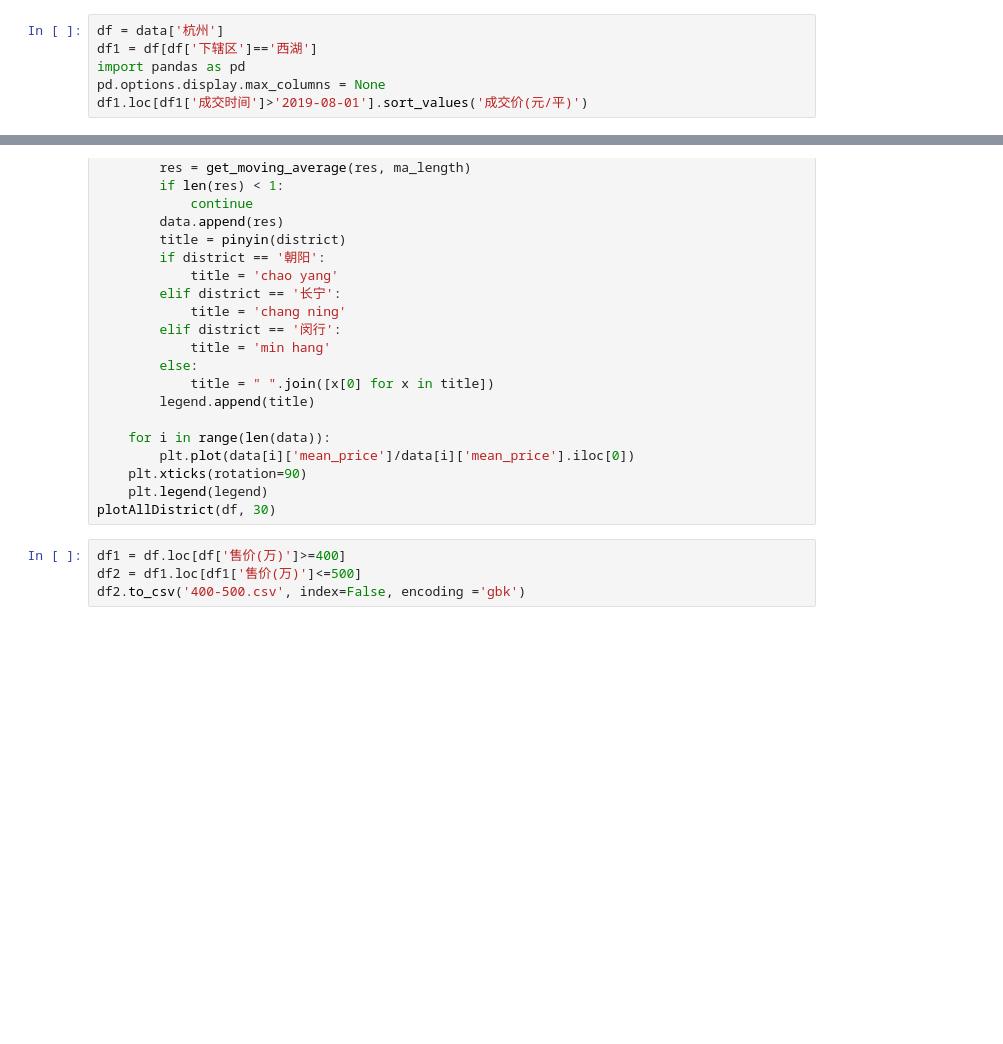
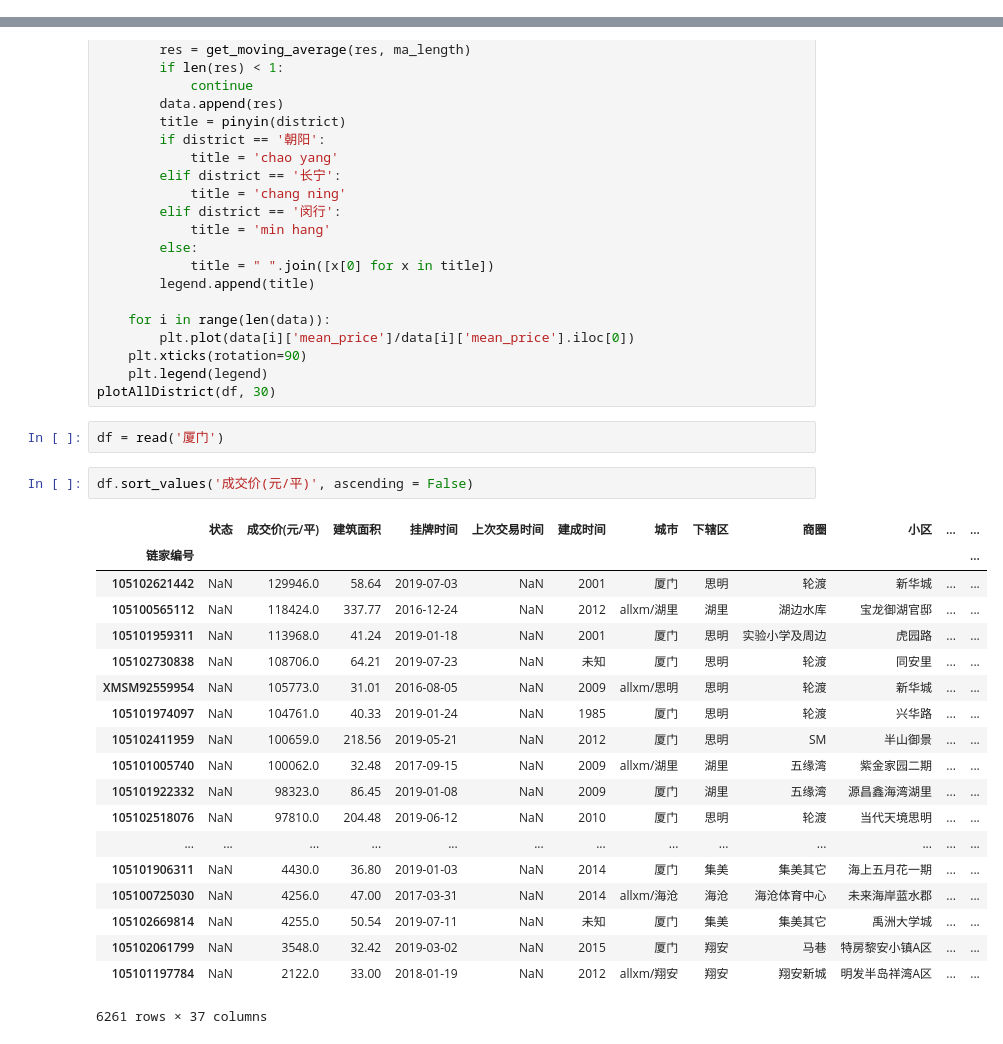
Before and after one commit to naoko821/LianjiaSpider, a Jupyter notebook: analysis.ipynb, the cells around one changed output, grey strips where cells are left out. Cells and saved outputs as stored; diff of their text form; blank space fills up the shorter version.

```diff
--- a/analysis.ipynb
+++ b/analysis.ipynb
@@ -141,6 +86,0 @@ data/chengjiao-广州/allgz.csv
-# %%
-df = data['杭州']
-df1 = df[df['下辖区']=='西湖']
-import pandas as pd
-pd.options.display.max_columns = None
-df1.loc[df1['成交时间']>'2019-08-01'].sort_values('成交价(元/平)')
@@ -339,7 +296,27 @@ def plotAllDistrict(df, ma_length = 10):
     plt.xticks(rotation=90)
     plt.legend(legend)
 plotAllDistrict(df, 30)
-# %%
-df1 = df.loc[df['售价(万)']>=400]
-df2 = df1.loc[df1['售价(万)']<=500]
-df2.to_csv('400-500.csv', index=False, encoding ='gbk')
+# %%
+df = read('厦门')
+# %%
+df.sort_values('成交价(元/平)', ascending = False)
+# %% [output]
+|  | 状态 | 成交价(元/平) | 建筑面积 | 挂牌时间 | 上次交易时间 | 建成时间 | 城市 | 下辖区 | 商圈 | 小区 | ... | ... |
+| 链家编号 |  |  |  |  |  |  |  |  |  |  |  | ... |
+| 105102621442 | NaN | 129946.0 | 58.64 | 2019-07-03 | NaN | 2001 | 厦门 | 思明 | 轮渡 | 新华城 | ... | ... |
+| 105100565112 | NaN | 118424.0 | 337.77 | 2016-12-24 | NaN | 2012 | allxm/湖里 | 湖里 | 湖边水库 | 宝龙御湖官邸 | ... | ... |
+| 105101959311 | NaN | 113968.0 | 41.24 | 2019-01-18 | NaN | 2001 | 厦门 | 思明 | 实验小学及周边 | 虎园路 | ... | ... |
+| 105102730838 | NaN | 108706.0 | 64.21 | 2019-07-23 | NaN | 未知 | 厦门 | 思明 | 轮渡 | 同安里 | ... | ... |
+| XMSM92559954 | NaN | 105773.0 | 31.01 | 2016-08-05 | NaN | 2009 | allxm/思明 | 思明 | 轮渡 | 新华城 | ... | ... |
+| 105101974097 | NaN | 104761.0 | 40.33 | 2019-01-24 | NaN | 1985 | 厦门 | 思明 | 轮渡 | 兴华路 | ... | ... |
+| 105102411959 | NaN | 100659.0 | 218.56 | 2019-05-21 | NaN | 2012 | 厦门 | 思明 | SM | 半山御景 | ... | ... |
+| 105101005740 | NaN | 100062.0 | 32.48 | 2017-09-15 | NaN | 2009 | allxm/湖里 | 湖里 | 五缘湾 | 紫金家园二期 | ... | ... |
+| 105101922332 | NaN | 98323.0 | 86.45 | 2019-01-08 | NaN | 2009 | 厦门 | 湖里 | 五缘湾 | 源昌鑫海湾湖里 | ... | ... |
+| 105102518076 | NaN | 97810.0 | 204.48 | 2019-06-12 | NaN | 2010 | 厦门 | 思明 | 轮渡 | 当代天境思明 | ... | ... |
+| ... | ... | ... | ... | ... | ... | ... | ... | ... | ... | ... | ... | ... |
+| 105101906311 | NaN | 4430.0 | 36.80 | 2019-01-03 | NaN | 2014 | 厦门 | 集美 | 集美其它 | 海上五月花一期 | ... | ... |
+| 105100725030 | NaN | 4256.0 | 47.00 | 2017-03-31 | NaN | 2014 | allxm/海沧 | 海沧 | 海沧体育中心 | 未来海岸蓝水郡 | ... | ... |
+| 105102669814 | NaN | 4255.0 | 50.54 | 2019-07-11 | NaN | 未知 | 厦门 | 集美 | 集美其它 | 禹洲大学城 | ... | ... |
+| 105102061799 | NaN | 3548.0 | 32.42 | 2019-03-02 | NaN | 2015 | 厦门 | 翔安 | 马巷 | 特房黎安小镇A区 | ... | ... |
+| 105101197784 | NaN | 2122.0 | 33.00 | 2018-01-19 | NaN | 2012 | allxm/翔安 | 翔安 | 翔安新城 | 明发半岛祥湾A区 | ... | ... |
+6261 rows × 37 columns
```
Also changed, not shown: parts of 5 cells of this notebook.
